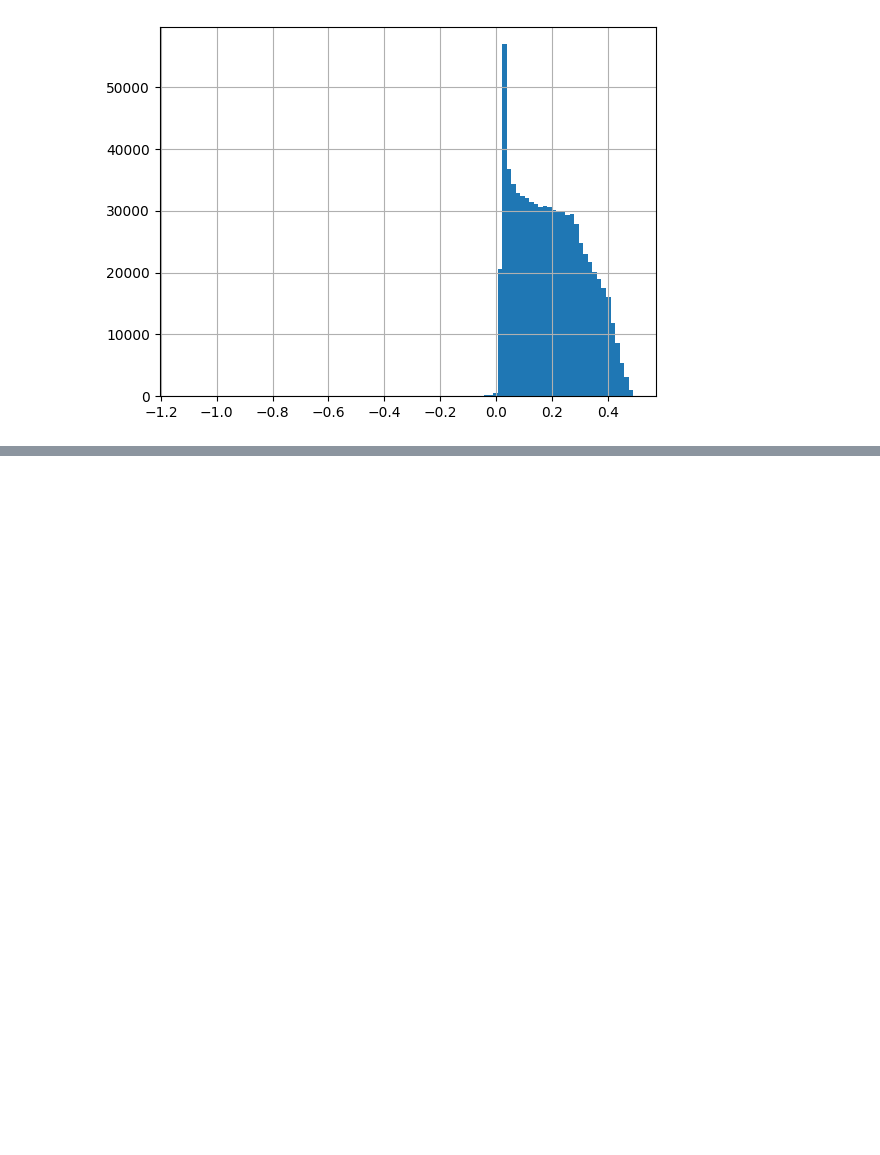
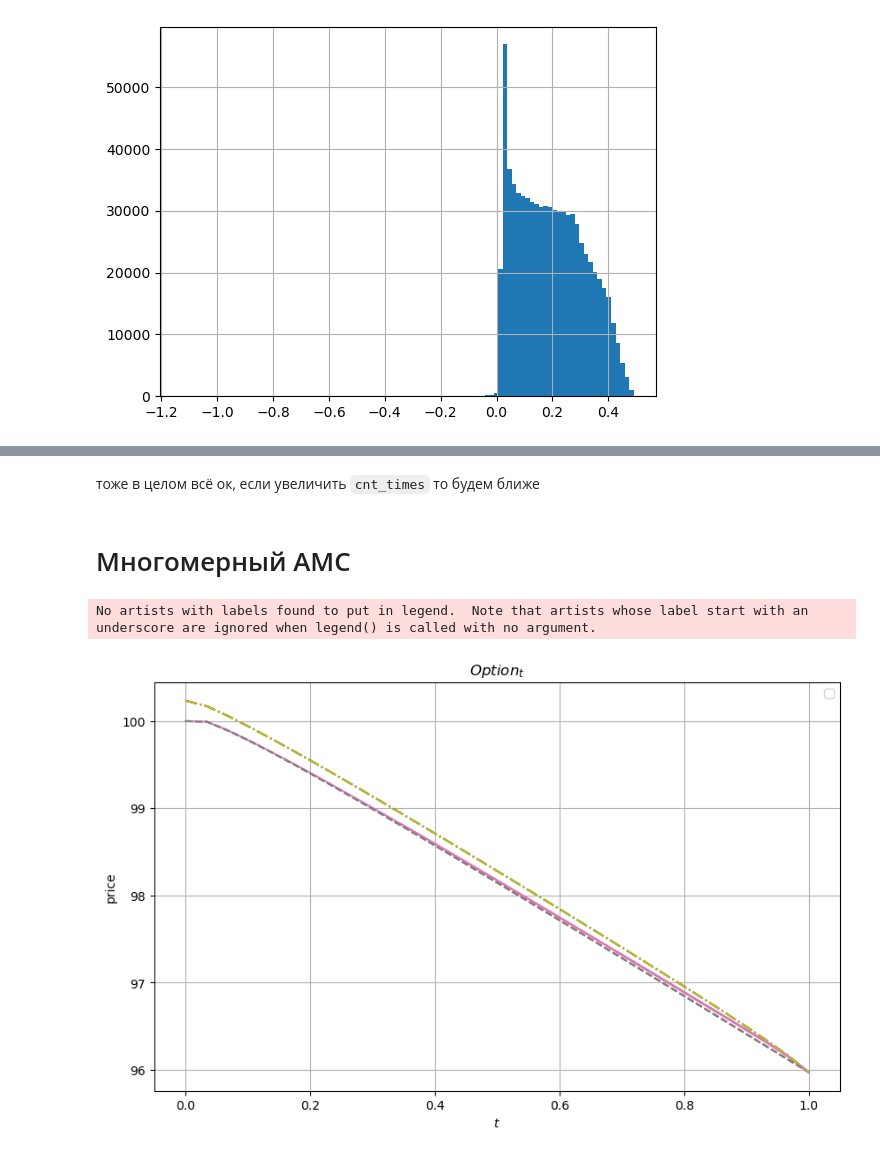
Before and after one commit to v0r0bi0v/AmericanOptionsPricingApproaches, a Jupyter notebook: Examples_2.ipynb, the cells around one changed output, grey strips where cells are left out. Saved outputs shown, nothing was run; the diff lists cells and outputs as text; code cells hidden in the pictures; blank space fills up the shorter version.

```diff
--- a/Examples_2.ipynb
+++ b/Examples_2.ipynb
@@ -278,0 +258,24 @@ NameError: name 'amc' is not defined
+# %% [markdown]
+тоже в целом всё ок, если увеличить `cnt_times` то будем ближе
+# %% [markdown]
+# Многомерный AMC
+# %%
+amc = PricerAmericanMonteCarlo(
+    sampler=WienerRainbowPutOptionSampler(
+        cnt_trajectories=1_000_000,
+        cnt_times=30,
+        t = 1,
+        time_grid = None,
+        seed = 345,
+        sigmas = [1, 2],
+        strike = 100
+    ),
+    regularization_alpha=1e-4
+)
+# %%
+fig, ax = plt.subplots(figsize=(10, 6))
+amc.price(test=False, quiet=False, ax=ax)
+plt.show()
+# %% [output]
+No artists with labels found to put in legend.  Note that artists whose label start with an underscore are ignored when legend() is called with no argument.
+[figure, added]
```
Also changed, not shown: parts of 43 cells of this notebook.
